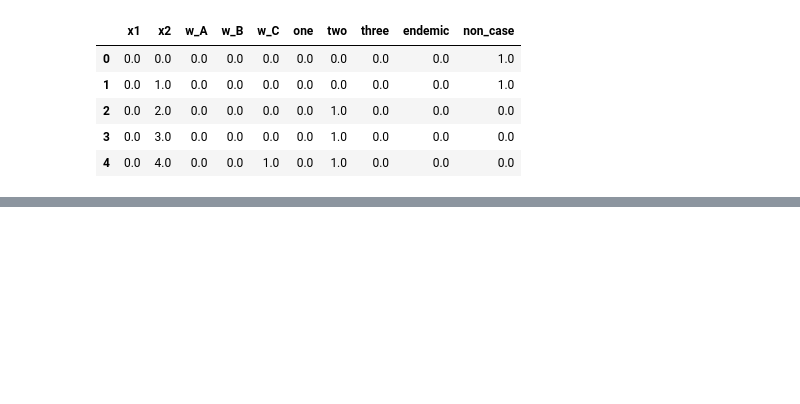
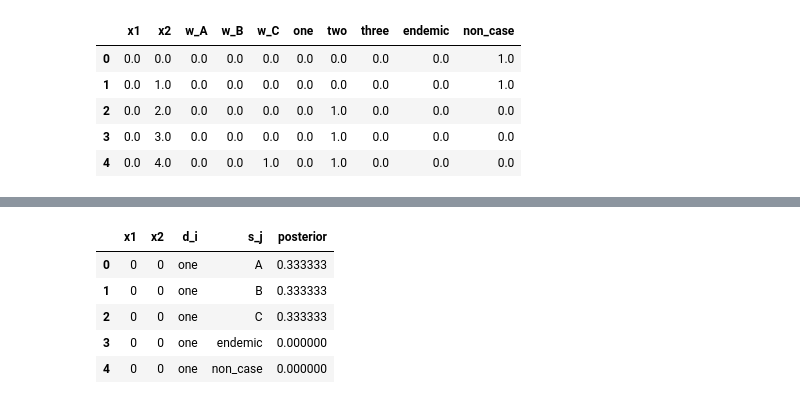
Before and after one commit to aauss/epi-quark, a Jupyter notebook: lean_score.ipynb, the cells around one changed output, grey strips where cells are left out. Saved outputs shown, nothing was run; the diff lists cells and outputs as text; code cells hidden in the pictures; blank space fills up the shorter version.

```diff
--- a/lean_score.ipynb
+++ b/lean_score.ipynb
@@ -171,0 +325,9 @@ plt.show()
+# %%
+d_s_given_x.head()
+# %% [output]
+|  | x1 | x2 | d_i | s_j | posterior |
+| 0 | 0 | 0 | one | A | 0.333333 |
+| 1 | 0 | 0 | one | B | 0.333333 |
+| 2 | 0 | 0 | one | C | 0.333333 |
+| 3 | 0 | 0 | one | endemic | 0.000000 |
+| 4 | 0 | 0 | one | non_case | 0.000000 |
```
Also changed, not shown: parts of 33 cells of this notebook, 1 other file.
